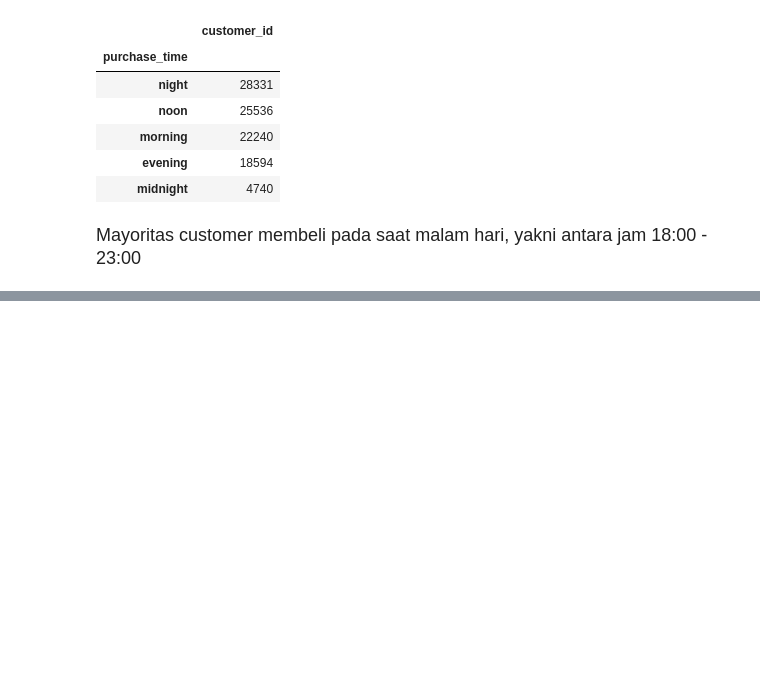
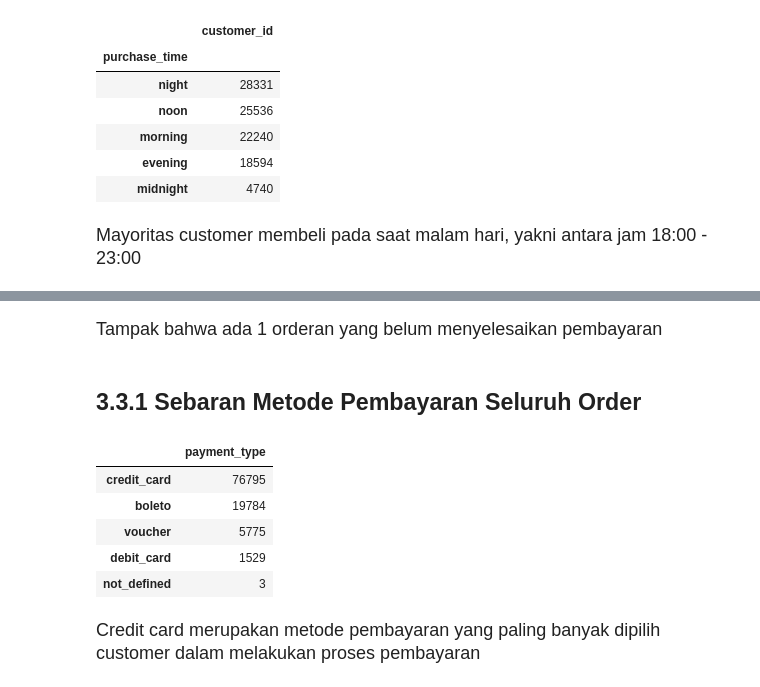
Before and after one commit to latifaahu/kaggle-brazilian, a Jupyter notebook: 03-latifah-hukma-shobiyya.ipynb, the cells around one changed output, grey strips where cells are left out. Drawn from its saved outputs; the diff is of its cells as text; code cells hidden in the pictures; blank space fills up the shorter version.

```diff
--- a/03-latifah-hukma-shobiyya.ipynb
+++ b/03-latifah-hukma-shobiyya.ipynb
@@ -649,0 +697,15 @@ cust_time_purchase.sort_values(by='customer_id', ascending=False)
+# %% [markdown]
+<font size="4">Tampak bahwa ada 1 orderan yang belum menyelesaikan pembayaran</font>
+# %% [markdown]
+## 3.3.1 Sebaran Metode Pembayaran Seluruh Order
+# %%
+payments['payment_type'].value_counts().to_frame()
+# %% [output]
+|  | payment_type |
+| credit_card | 76795 |
+| boleto | 19784 |
+| voucher | 5775 |
+| debit_card | 1529 |
+| not_defined | 3 |
+# %% [markdown]
+<font size="4">Credit card merupakan metode pembayaran yang paling banyak dipilih customer dalam melakukan proses pembayaran</font>
```
Also changed, not shown: parts of 3 cells of this notebook.
